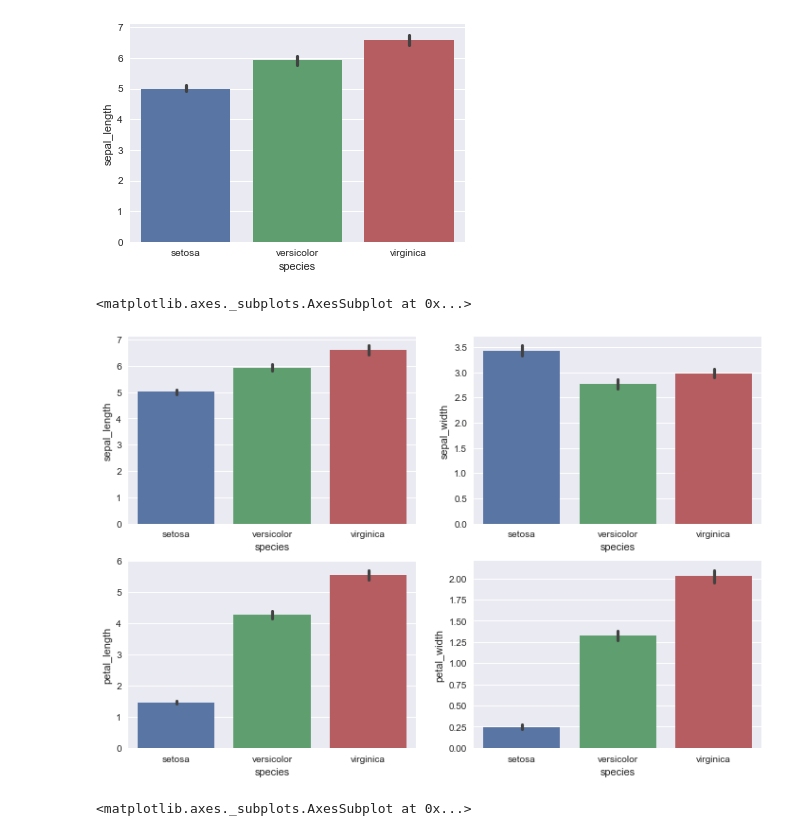
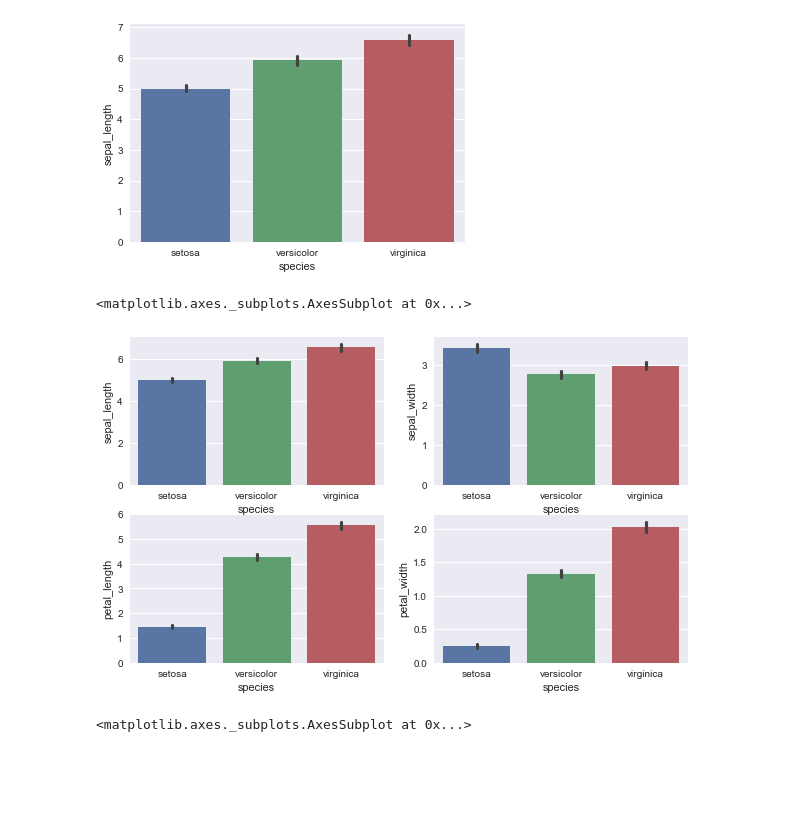
Before and after one commit to Codes-code/Machine-Learning, a Jupyter notebook: Iris_Project.ipynb, the cells around one changed output. Saved outputs shown, nothing was run; the diff lists cells and outputs as text; code cells hidden in the pictures; blank space fills up the shorter version.

```diff
--- a/Iris_Project.ipynb
+++ b/Iris_Project.ipynb
@@ -283,18 +283,18 @@ sns.barplot(x='species',y='sepal_length', data=iris)
 <matplotlib.axes._subplots.AxesSubplot at 0x...>
 [figure]
 # %%
-plt.figure(figsize=(12,8))
+plt.figure(figsize=(10,6))
 plt.subplot(2,2,1)
 sns.barplot(x='species',y='sepal_length', data=iris)
 plt.subplot(2,2,2)
 sns.barplot(x='species',y='sepal_width', data=iris)
 plt.subplot(2,2,3)
 sns.barplot(x='species',y='petal_length', data=iris)
 plt.subplot(2,2,4)
 sns.barplot(x='species',y='petal_width', data=iris)
 # %% [output]
 <matplotlib.axes._subplots.AxesSubplot at 0x...>
-[figure, old version]
+[figure, new version]
 # %%
 plt.figure(figsize=(12,8))
 plt.subplot(2,2,1)
```
Also changed, not shown: parts of 5 cells of this notebook.
